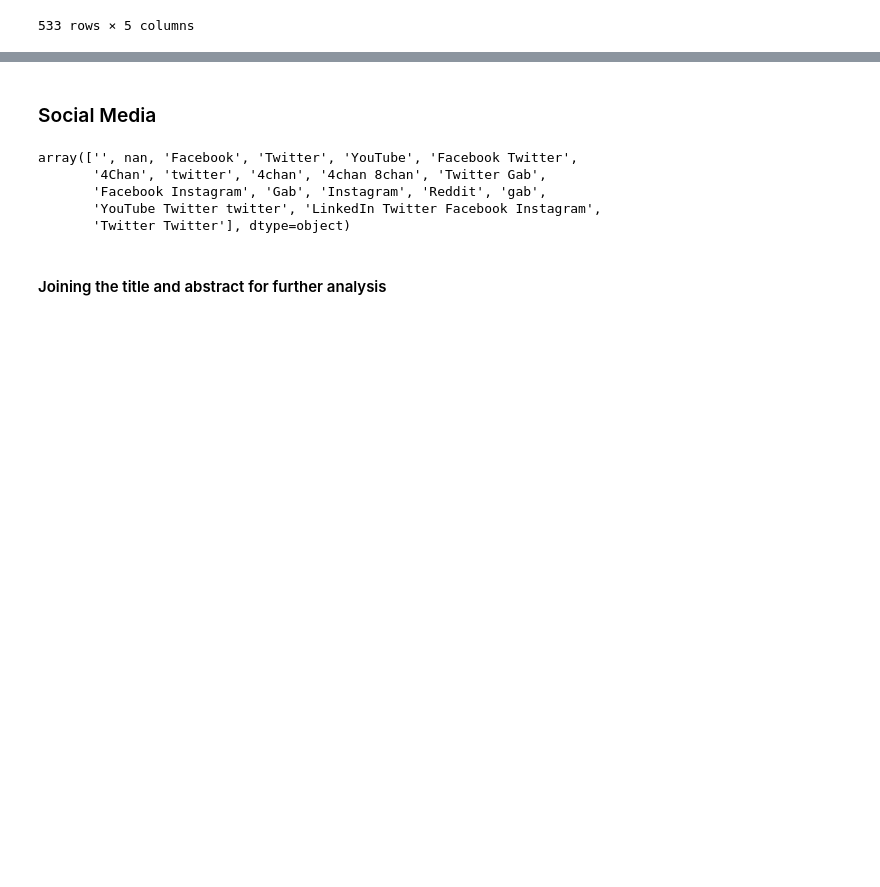
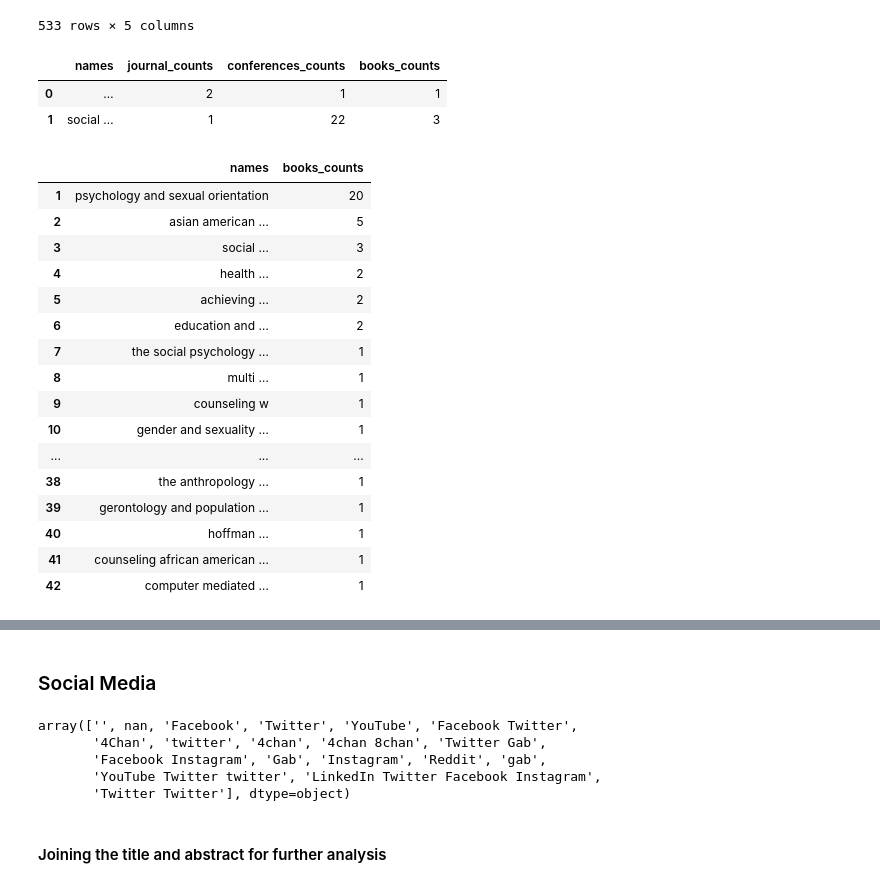
Before and after one commit to booktrackerGirl/Data-wrangling-and-analysis, a Jupyter notebook: Google Scholar Search/google_scholar_search_analysis.ipynb, the cells around one changed output, grey strips where cells are left out. Cells and saved outputs as stored; diff of their text form; code cells hidden in the pictures; blank space fills up the shorter version.

```diff
--- a/Google Scholar Search/google_scholar_search_analysis.ipynb
+++ b/Google Scholar Search/google_scholar_search_analysis.ipynb
@@ -627,6 +627,8 @@ def minor_preprocess(text):
     text = text.replace(r':', '')
     text = text.replace(r'sexual aggressive', 'sexual aggression') # this was wrongly spelt
     text = text.replace(r'...', '') # replacing the null values with NA to remove them in a later stage
+    text = text.replace(r'(', '')
+    text = text.replace(r')', '')
 
     '''
     Specifically for removing certain words from the texts to enrich them
@@ -678,3 +680,55 @@ df_sou_sub
 | 531 | journal of library … | library … |  |  | library … |
 | 532 | chi conference on human factors in … |  | human factors … |  | human factors … |
 533 rows × 5 columns
+# %%
+# Journals
+df_journal = pd.DataFrame({
+    'names': df_sou_sub['journals'].unique().tolist(),
+    'journal_counts': df_sou_sub['journals'].value_counts()
+}).reset_index(drop=True).drop([2], axis=0)
+
+# Conferences
+df_conference = pd.DataFrame({
+    'names': df_sou_sub['conferences'].unique().tolist(),
+    'conferences_counts': df_sou_sub['conferences'].value_counts()
+}).reset_index(drop=True)[1:]
+
+# Books
+df_book = pd.DataFrame({
+    'names': df_sou_sub['books'].unique().tolist(),
+    'books_counts': df_sou_sub['books'].value_counts()
+}).reset_index(drop=True)[1:]
+
+# Testing if merging is beneficial
+df_jcb = df_journal.merge(df_conference, on='names', how='inner')
+df_jcb = df_jcb.merge(df_book, on='names', how='inner')
+df_jcb
+
+# NO
+## Only social research topic is the same for all three
+## Rather plot individually
+# %% [output]
+|  | names | journal_counts | conferences_counts | books_counts |
+| 0 | … | 2 | 1 | 1 |
+| 1 | social … | 1 | 22 | 3 |
+# %%
+# Books do not have that many topics, hence taking only top 5
+df_book
+# %% [output]
+|  | names | books_counts |
+| 1 | psychology and sexual orientation | 20 |
+| 2 | asian american … | 5 |
+| 3 | social … | 3 |
+| 4 | health … | 2 |
+| 5 | achieving … | 2 |
+| 6 | education and … | 2 |
+| 7 | the social psychology … | 1 |
+| 8 | multi … | 1 |
+| 9 | counseling w | 1 |
+| 10 | gender and sexuality … | 1 |
+| ... | ... | ... |
+| 38 | the anthropology … | 1 |
+| 39 | gerontology and population … | 1 |
+| 40 | hoffman … | 1 |
+| 41 | counseling african american … | 1 |
+| 42 | computer mediated … | 1 |
```
Also changed, not shown: parts of 2 cells of this notebook.
